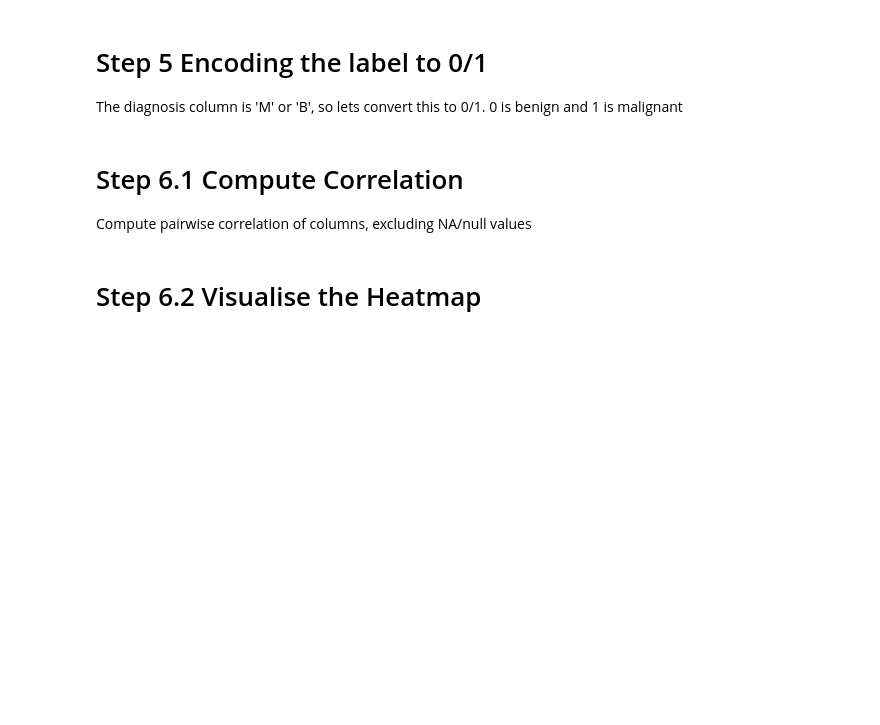
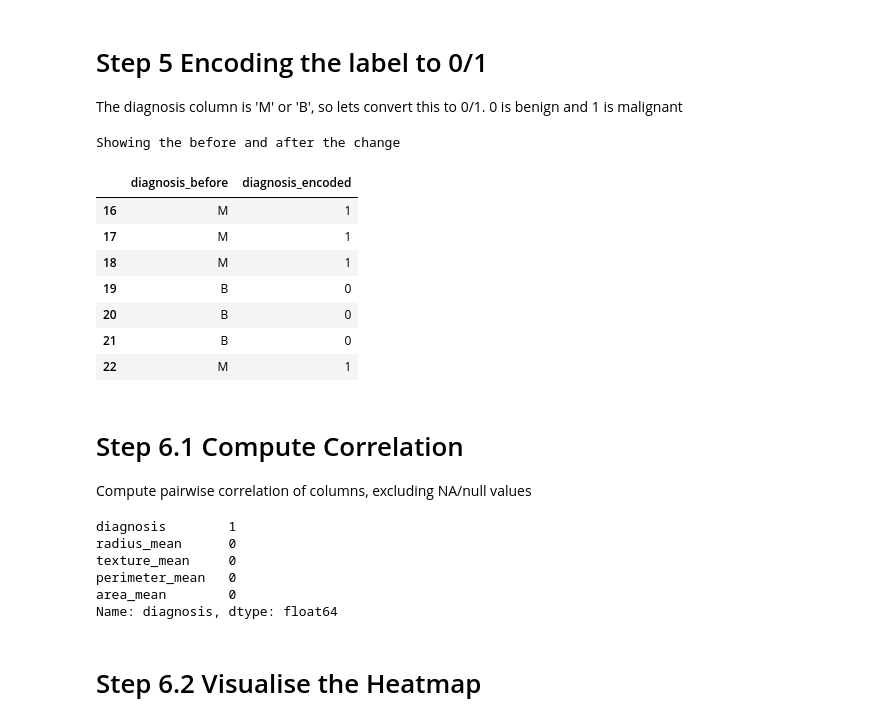
Before and after one commit to nirvana644/IATD-Machine-Learning-Algorithms, a Jupyter notebook: 3_a_LogisticRegression_BreastCancer.ipynb, the cells around one changed output. Drawn from its saved outputs; the diff is of its cells as text; code cells hidden in the pictures; blank space fills up the shorter version.

```diff
--- a/3_a_LogisticRegression_BreastCancer.ipynb
+++ b/3_a_LogisticRegression_BreastCancer.ipynb
@@ -83,3 +266,22 @@ df['diagnosis'] = (df['diagnosis'] == 'M').astype(int) #encode the label into 1/
+# %%
+#print("Showing a sample of the diagnosis column after the change:")
+diagnosis_after = df.iloc[rows_to_show, 0] # No need to copy here.
+
+print("Showing the before and after the change")
+display(pd.DataFrame({
+    'diagnosis_before': diagnosis_before,
+    'diagnosis_encoded': diagnosis_after,
+}))
+# %% [output]
+Showing the before and after the change
+|  | diagnosis_before | diagnosis_encoded |
+| 16 | M | 1 |
+| 17 | M | 1 |
+| 18 | M | 1 |
+| 19 | B | 0 |
+| 20 | B | 0 |
+| 21 | B | 0 |
+| 22 | M | 1 |
 # %% [markdown]
 <h1> Step 6.1 Compute Correlation </h1>
 Compute pairwise correlation of columns, excluding NA/null values
@@ -87,6 +289,16 @@ Compute pairwise correlation of columns, excluding NA/null values
 # correlation between every pair of columns
 # (works because every column is now numeric)
 corr = df.corr()
+# %%
+# see the first few rows of the correlation matrix for the diagnosis column, which is the one we're interested in on step 7
+corr['diagnosis'].head()
+# %% [output]
+diagnosis        1
+radius_mean      0
+texture_mean     0
+perimeter_mean   0
+area_mean        0
+Name: diagnosis, dtype: float64
 # %% [markdown]
 <h1> Step 6.2 Visualise the Heatmap </h1>
 # %%
```
Also changed, not shown: parts of 27 cells of this notebook, 3 other files.
